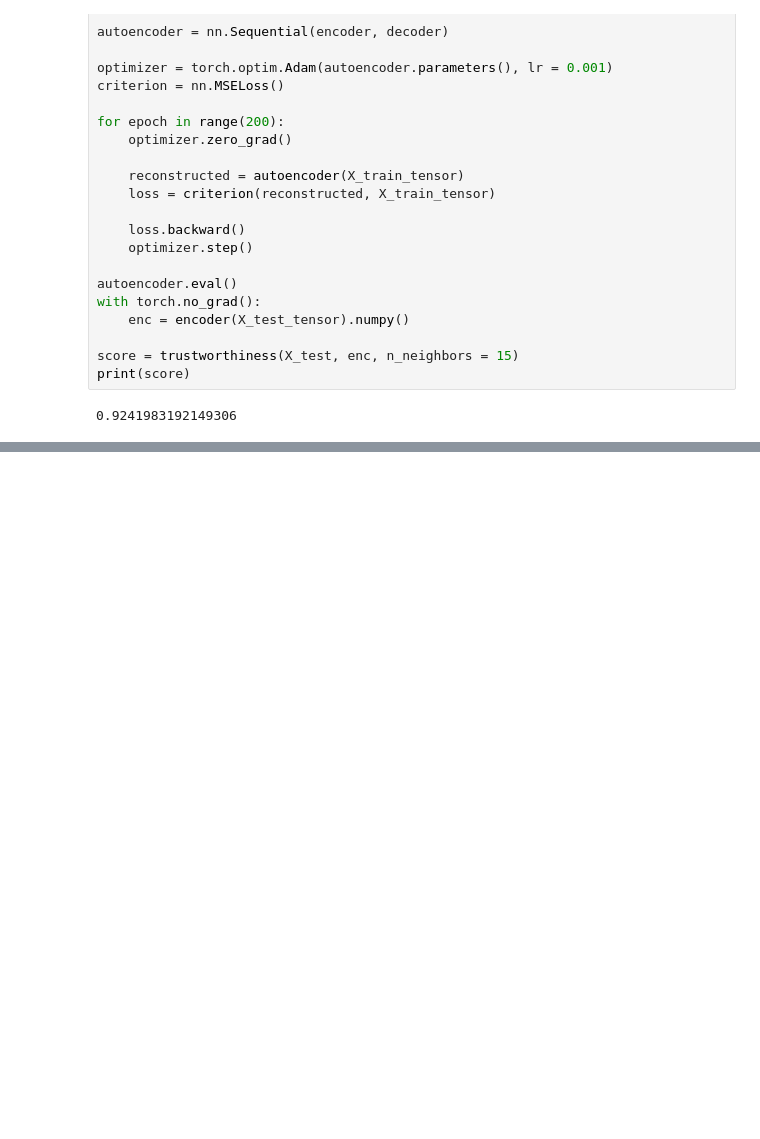
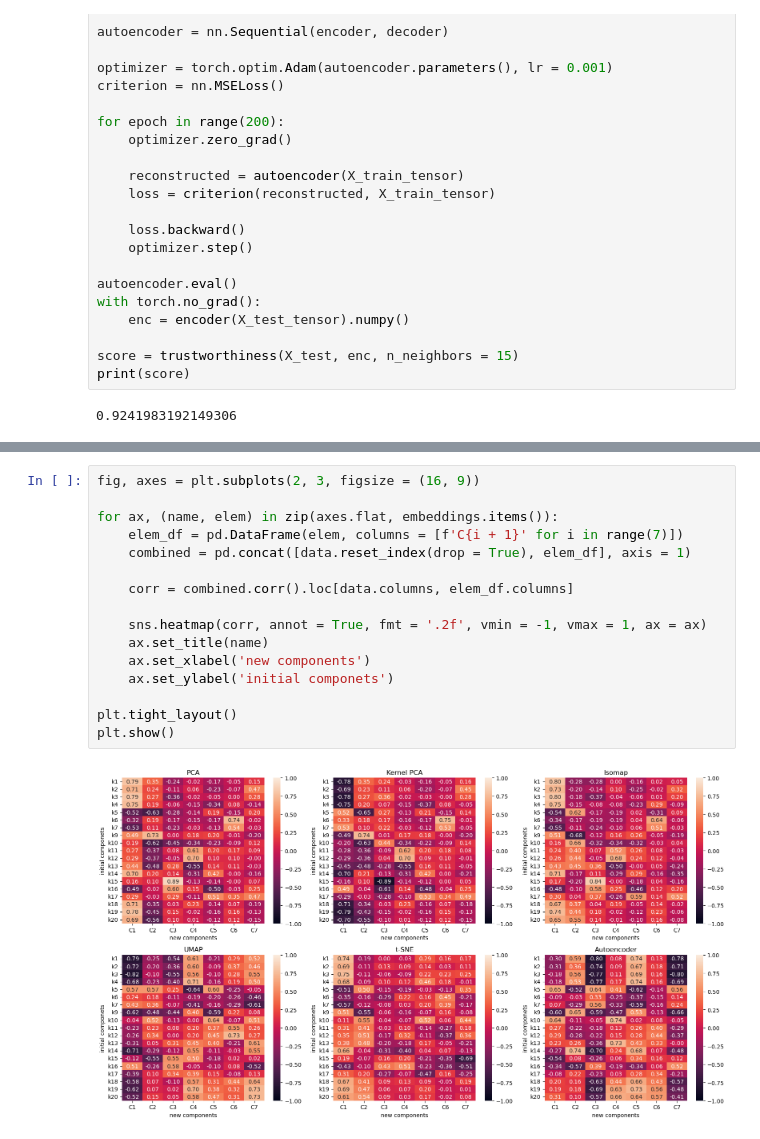
Before and after one commit to aquapuziq/BSU_DA-DS_labs, a Jupyter notebook: factor_analysis/factor_methods.ipynb, the cells around one changed output, grey strips where cells are left out. Drawn from its saved outputs; the diff is of its cells as text; blank space fills up the shorter version.

```diff
--- a/factor_analysis/factor_methods.ipynb
+++ b/factor_analysis/factor_methods.ipynb
@@ -288,0 +310,18 @@ plt.show()
+# %%
+fig, axes = plt.subplots(2, 3, figsize = (16, 9))
+
+for ax, (name, elem) in zip(axes.flat, embeddings.items()):
+    elem_df = pd.DataFrame(elem, columns = [f'C{i + 1}' for i in range(7)])
+    combined = pd.concat([data.reset_index(drop = True), elem_df], axis = 1)
+
+    corr = combined.corr().loc[data.columns, elem_df.columns]
+
+    sns.heatmap(corr, annot = True, fmt = '.2f', vmin = -1, vmax = 1, ax = ax)
+    ax.set_title(name)
+    ax.set_xlabel('new components')
+    ax.set_ylabel('initial componets')
+
+plt.tight_layout()
+plt.show()
+# %% [output]
+[figure, added]
```
Also changed, not shown: parts of 4 cells of this notebook.
